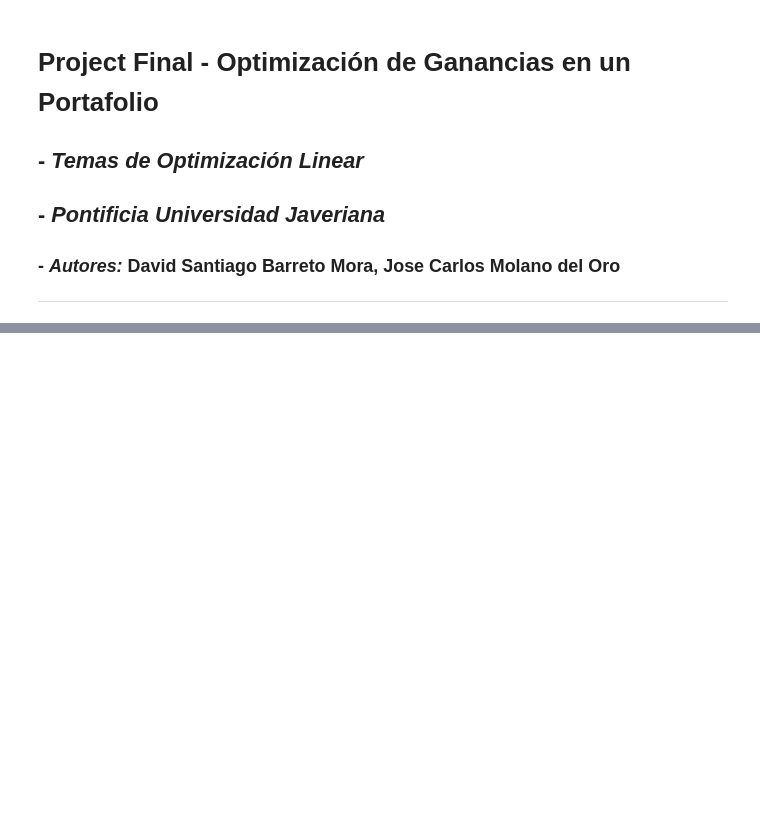
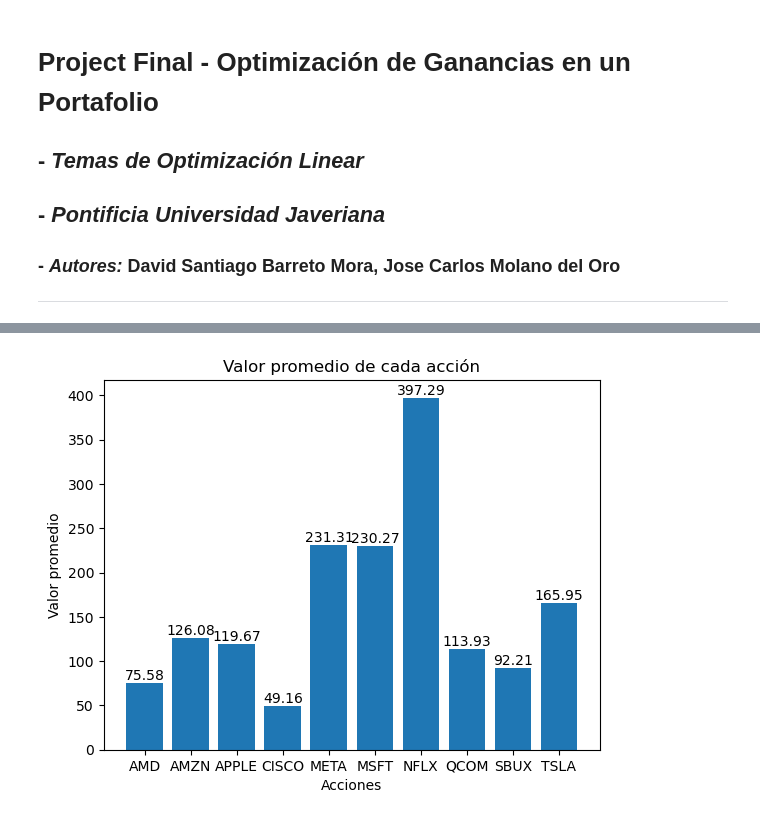
Before and after one commit to Exynix/DataAnalytics, a Jupyter notebook: Linear Optimization/Project/Proyecto_Barreto_Molano.ipynb, the cells around one changed output, grey strips where cells are left out. Saved outputs shown, nothing was run; the diff lists cells and outputs as text; code cells hidden in the pictures; blank space fills up the shorter version.

```diff
--- a/Linear Optimization/Project/Proyecto_Barreto_Molano.ipynb
+++ b/Linear Optimization/Project/Proyecto_Barreto_Molano.ipynb
@@ -42,0 +416,18 @@ Para cada histórico de cada acción, se tienen las siguientes columnas:
+# %%
+# Visualizamos el valor promedio de cada acción, de la columna "Close/Last" en una gráfica de barras.
+
+# Creamos una lista con los valores promedio de cada acción
+mean_values = [amd_df["Close/Last"].mean(), amzn_df["Close/Last"].mean(), apple_df["Close/Last"].mean(), csco_df["Close/Last"].mean(), meta_df["Close/Last"].mean(), msft_df["Close/Last"].mean(), nflx_df["Close/Last"].mean(), qcom_df["Close/Last"].mean(), sbux_df["Close/Last"].mean(), tsla_df["Close/Last"].mean()]
+# Creamos una gráfica de barras con los valores promedio de cada acción.
+bars = plt.bar(companies, mean_values)
+
+for bar in bars:
+    yval = bar.get_height()
+    plt.text(bar.get_x() + bar.get_width()/2.0, yval, round(yval, 2), va='bottom', ha='center')  # ha: horizontal alignment
+
+plt.title("Valor promedio de cada acción")
+plt.xlabel("Acciones")
+plt.ylabel("Valor promedio")
+plt.show()
+# %% [output]
+[figure, added]
```
Also changed, not shown: parts of 51 cells of this notebook, 3 other files.
